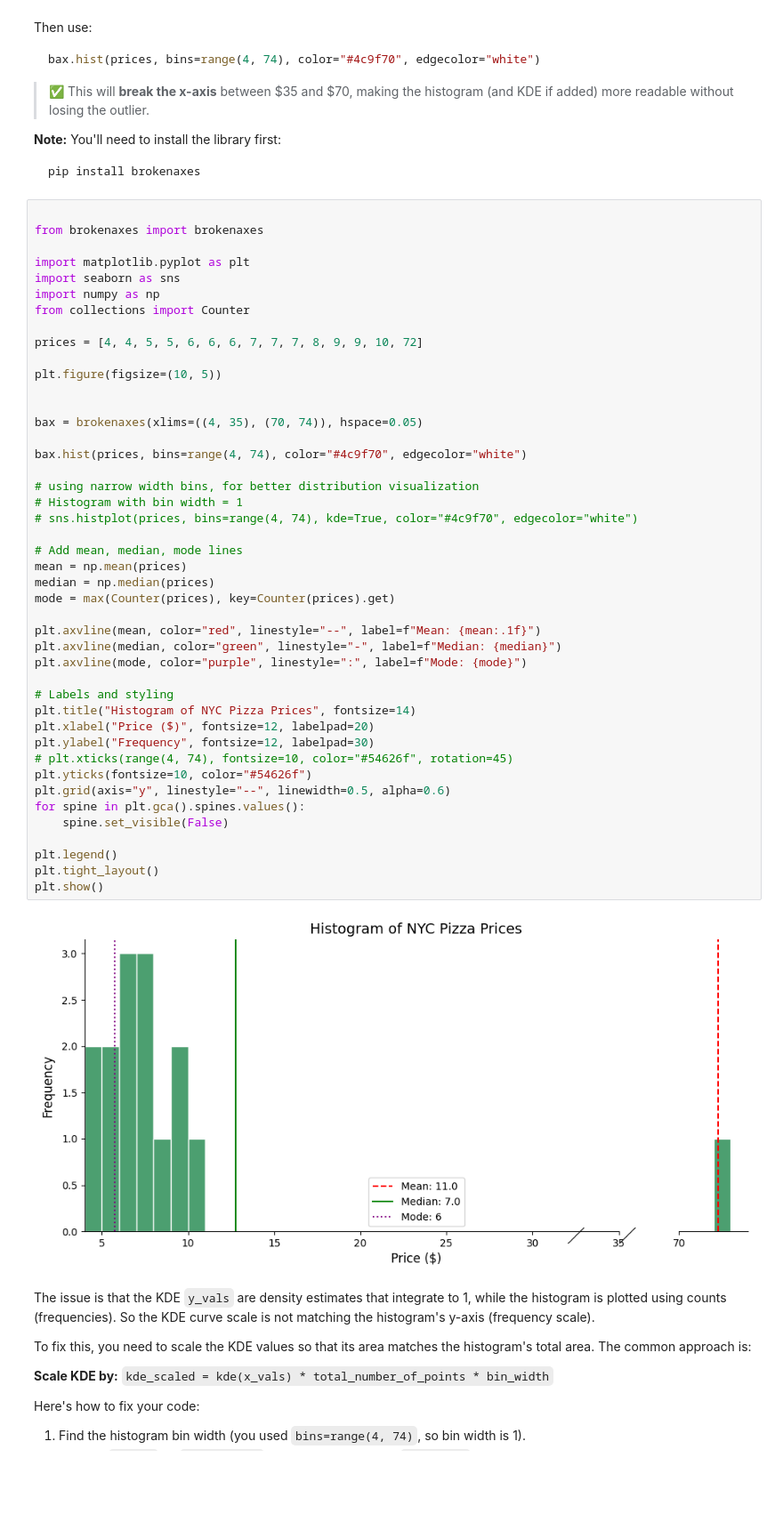
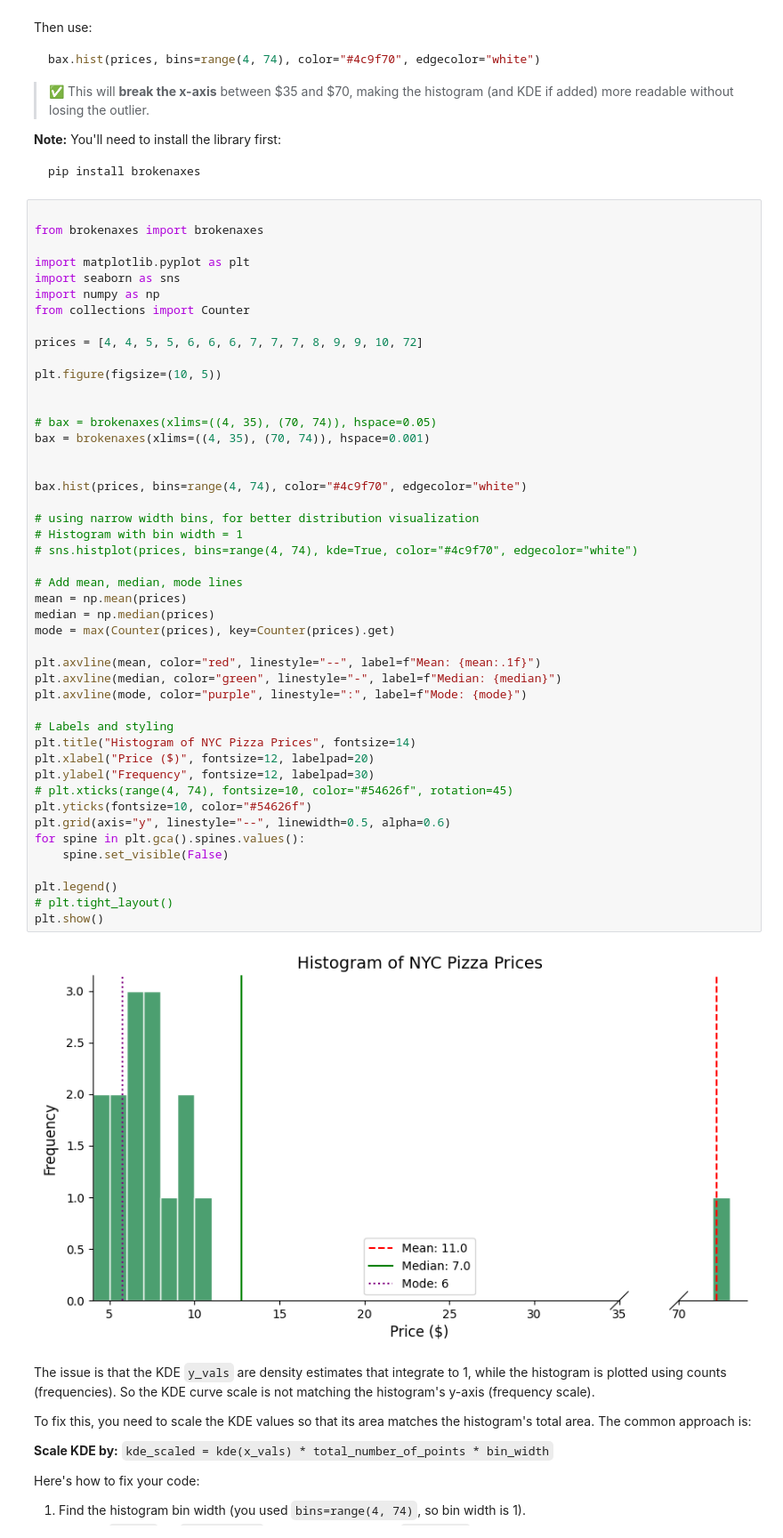
Before and after one commit to Rumaan-Kaisar/DataScience, a Jupyter notebook: Stat_ch1_dscptv/ch1_descriptive_stat_P2.ipynb, the cells around one changed output. Shown: that part at 89% size. Drawn from its saved outputs; the diff is of its cells as text; blank space fills up the shorter version.

```diff
--- a/Stat_ch1_dscptv/ch1_descriptive_stat_P2.ipynb
+++ b/Stat_ch1_dscptv/ch1_descriptive_stat_P2.ipynb
@@ -504,38 +504,40 @@ prices = [4, 4, 5, 5, 6, 6, 6, 7, 7, 7, 8, 9, 9, 10, 72]
 plt.figure(figsize=(10, 5))
 
 
-bax = brokenaxes(xlims=((4, 35), (70, 74)), hspace=0.05)
+# bax = brokenaxes(xlims=((4, 35), (70, 74)), hspace=0.05)
+bax = brokenaxes(xlims=((4, 35), (70, 74)), hspace=0.001)
+
 
 bax.hist(prices, bins=range(4, 74), color="#4c9f70", edgecolor="white")
 
 # using narrow width bins, for better distribution visualization
 # Histogram with bin width = 1
 # sns.histplot(prices, bins=range(4, 74), kde=True, color="#4c9f70", edgecolor="white")
 
 # Add mean, median, mode lines
 mean = np.mean(prices)
 median = np.median(prices)
 mode = max(Counter(prices), key=Counter(prices).get)
 
 plt.axvline(mean, color="red", linestyle="--", label=f"Mean: {mean:.1f}")
 plt.axvline(median, color="green", linestyle="-", label=f"Median: {median}")
 plt.axvline(mode, color="purple", linestyle=":", label=f"Mode: {mode}")
 
 # Labels and styling
 plt.title("Histogram of NYC Pizza Prices", fontsize=14)
 plt.xlabel("Price ($)", fontsize=12, labelpad=20)
 plt.ylabel("Frequency", fontsize=12, labelpad=30)
 # plt.xticks(range(4, 74), fontsize=10, color="#54626f", rotation=45)
 plt.yticks(fontsize=10, color="#54626f")
 plt.grid(axis="y", linestyle="--", linewidth=0.5, alpha=0.6)
 for spine in plt.gca().spines.values():
     spine.set_visible(False)
 
 plt.legend()
-plt.tight_layout()
+# plt.tight_layout()
 plt.show()
 # %% [output]
-[figure, old version]
+[figure, new version]
 # %% [markdown]
 The issue is that the KDE `y_vals` are density estimates that integrate to 1, while the histogram is plotted using counts (frequencies). So the KDE curve scale is not matching the histogram's y-axis (frequency scale).
 
```
Also changed, not shown: parts of 5 cells of this notebook.
